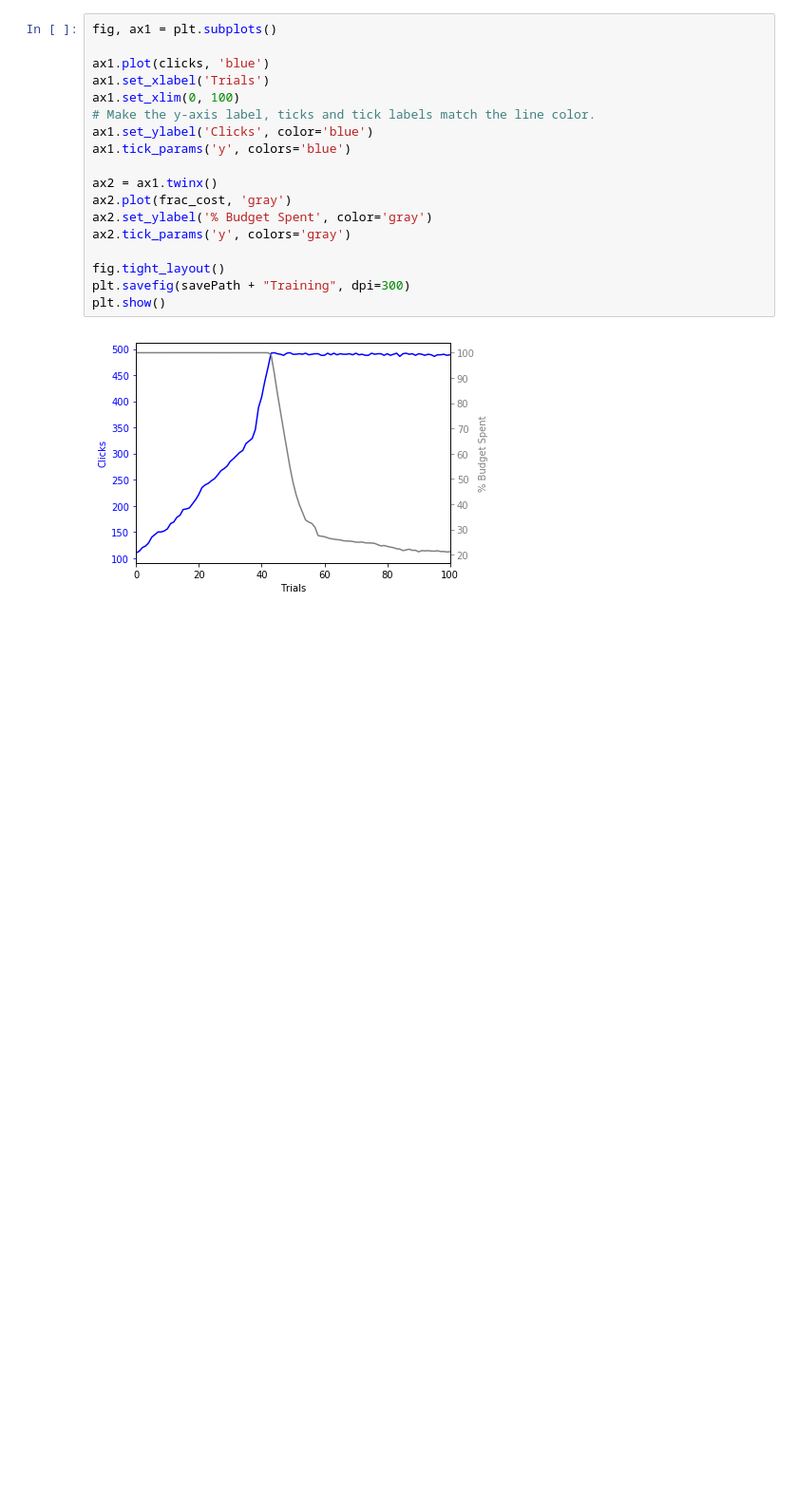
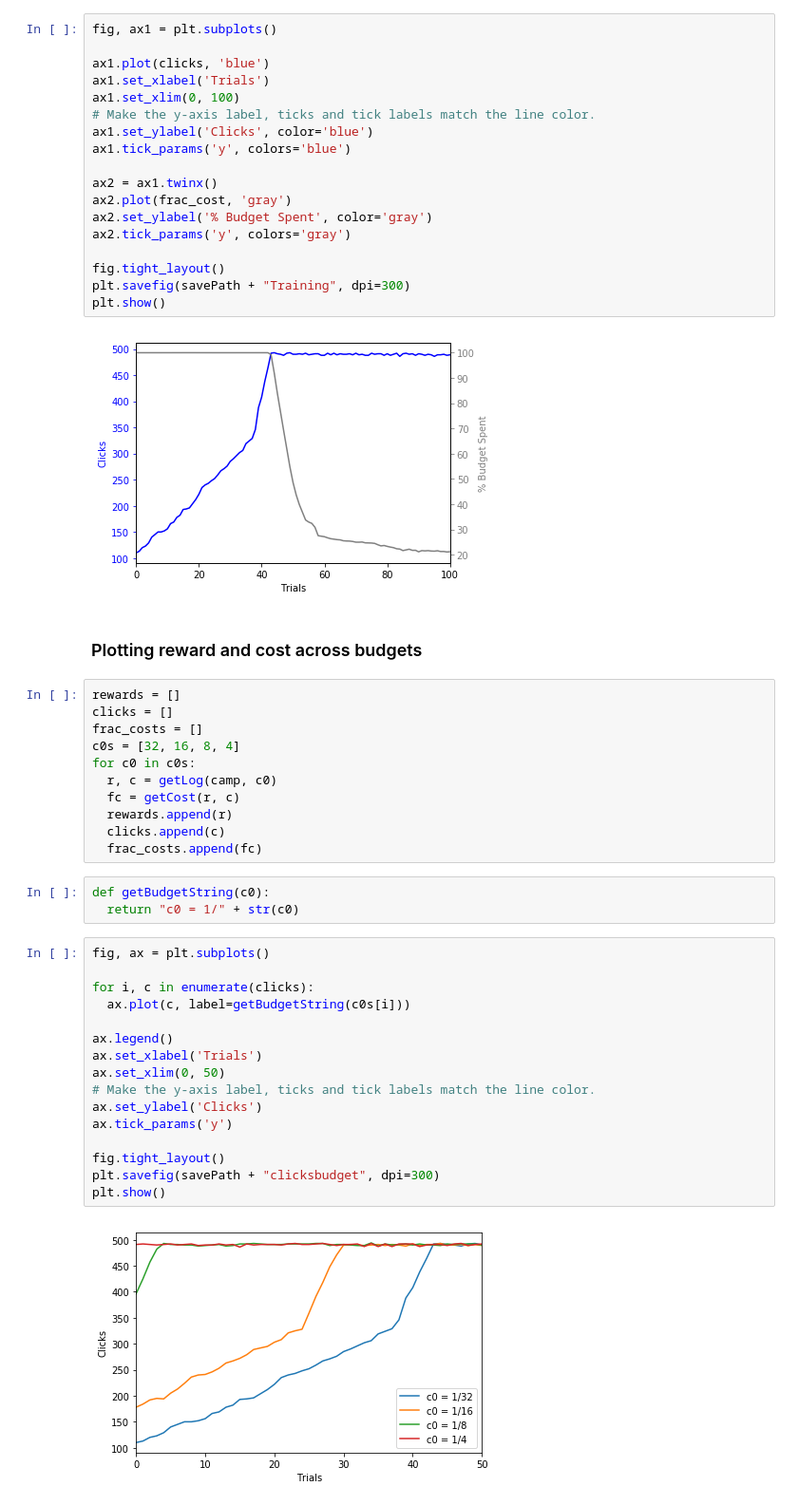
Before and after one commit to jusyc/mdp-bidding, a Jupyter notebook: python/plot.ipynb, the cells around one changed output. Shown at 95% size. Saved outputs shown, nothing was run; the diff lists cells and outputs as text; blank space fills up the shorter version.

```diff
--- a/python/plot.ipynb
+++ b/python/plot.ipynb
@@ -54,3 +56,37 @@ plt.savefig(savePath + "Training", dpi=300)
 plt.show()
 # %% [output]
 [figure]
+# %% [markdown]
+### Plotting reward and cost across budgets
+# %%
+rewards = []
+clicks = []
+frac_costs = []
+c0s = [32, 16, 8, 4]
+for c0 in c0s:
+  r, c = getLog(camp, c0)
+  fc = getCost(r, c)
+  rewards.append(r)
+  clicks.append(c)
+  frac_costs.append(fc)
+# %%
+def getBudgetString(c0):
+  return "c0 = 1/" + str(c0)
+# %%
+fig, ax = plt.subplots()
+
+for i, c in enumerate(clicks):
+  ax.plot(c, label=getBudgetString(c0s[i]))
+
+ax.legend()
+ax.set_xlabel('Trials')
+ax.set_xlim(0, 50)
+# Make the y-axis label, ticks and tick labels match the line color.
+ax.set_ylabel('Clicks')
+ax.tick_params('y')
+
+fig.tight_layout()
+plt.savefig(savePath + "clicksbudget", dpi=300)
+plt.show()
+# %% [output]
+[figure, added]
```
Also changed, not shown: parts of 4 cells of this notebook, 6 other files.
